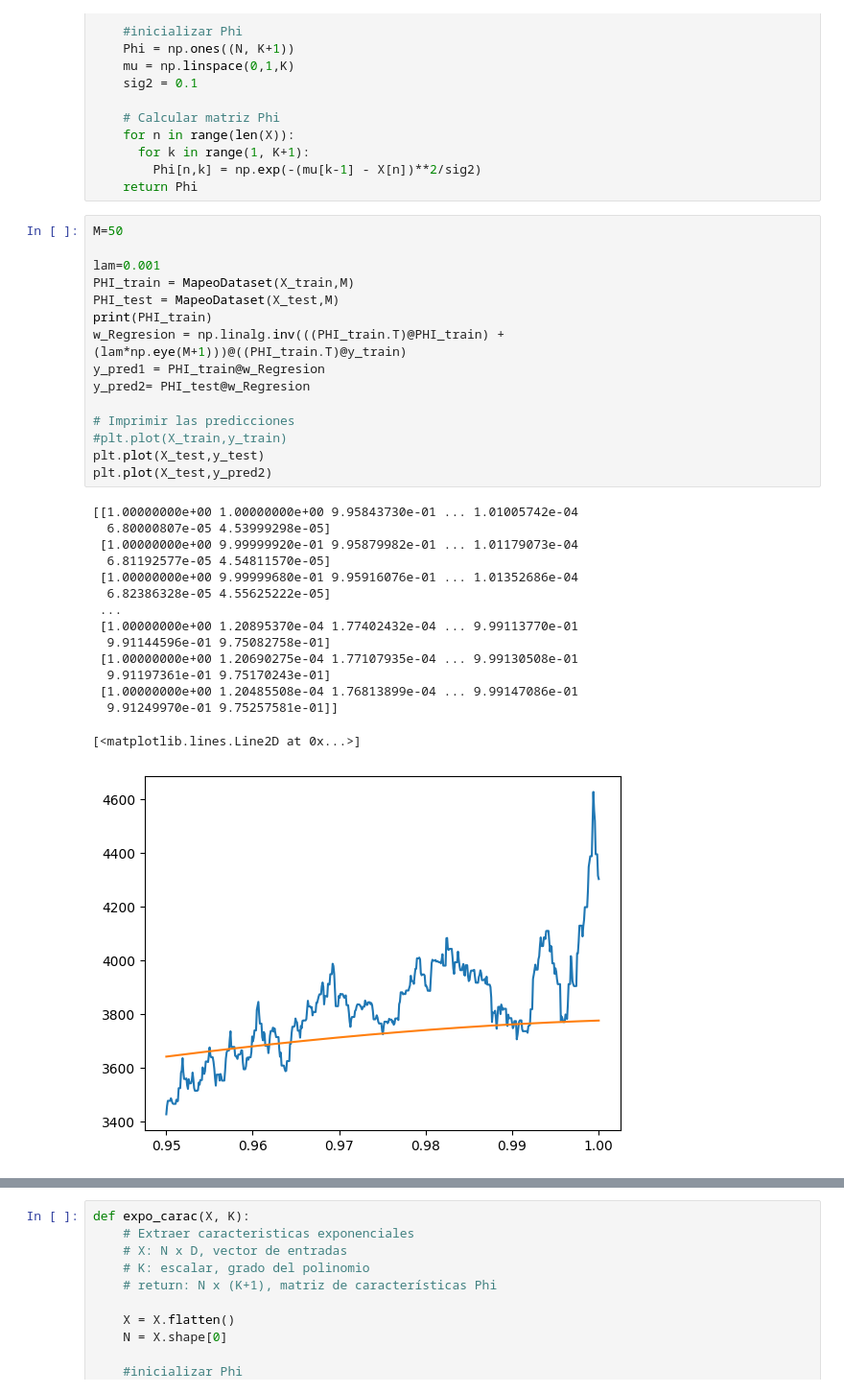
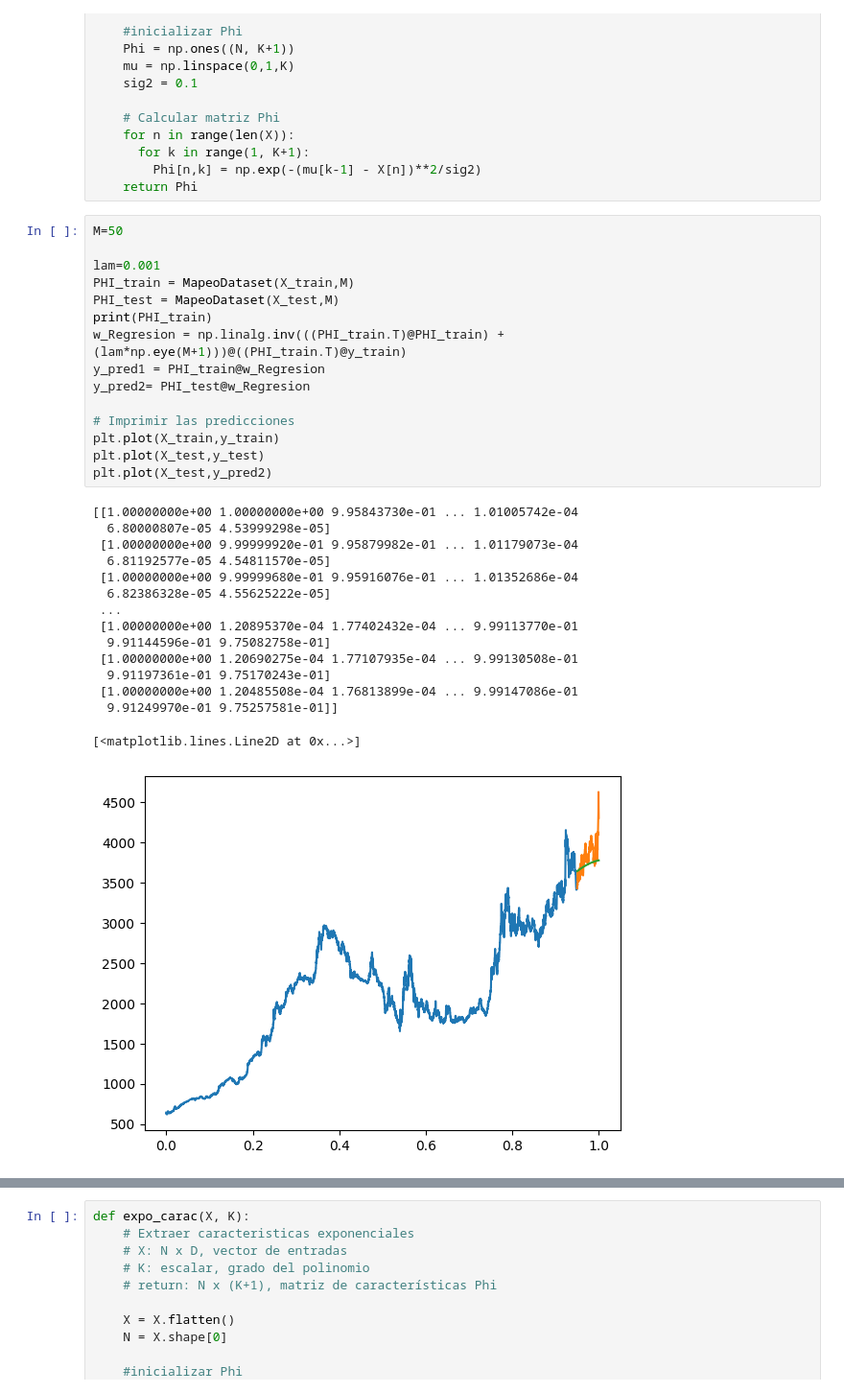
Before and after one commit to cabb1808/ProyectoSenales3, a Jupyter notebook: Proyecto_Final.ipynb, the cells around one changed output, grey strips where cells are left out. Shown at 96% size. Saved outputs shown, nothing was run; the diff lists cells and outputs as text.

```diff
--- a/Proyecto_Final.ipynb
+++ b/Proyecto_Final.ipynb
@@ -112,33 +112,33 @@ def MapeoDataset(X,K):
 # %%
 M=50
 
 lam=0.001
 PHI_train = MapeoDataset(X_train,M)
 PHI_test = MapeoDataset(X_test,M)
 print(PHI_train)
 w_Regresion = np.linalg.inv(((PHI_train.T)@PHI_train) + (lam*np.eye(M+1)))@((PHI_train.T)@y_train)
 y_pred1 = PHI_train@w_Regresion
 y_pred2= PHI_test@w_Regresion
 
 # Imprimir las predicciones
-#plt.plot(X_train,y_train)
+plt.plot(X_train,y_train)
 plt.plot(X_test,y_test)
 plt.plot(X_test,y_pred2)
 # %% [output]
 [[1.00000000e+00 1.00000000e+00 9.95843730e-01 ... 1.01005742e-04
   6.80000807e-05 4.53999298e-05]
  [1.00000000e+00 9.99999920e-01 9.95879982e-01 ... 1.01179073e-04
   6.81192577e-05 4.54811570e-05]
  [1.00000000e+00 9.99999680e-01 9.95916076e-01 ... 1.01352686e-04
   6.82386328e-05 4.55625222e-05]
  ...
  [1.00000000e+00 1.20895370e-04 1.77402432e-04 ... 9.99113770e-01
   9.91144596e-01 9.75082758e-01]
  [1.00000000e+00 1.20690275e-04 1.77107935e-04 ... 9.99130508e-01
   9.91197361e-01 9.75170243e-01]
  [1.00000000e+00 1.20485508e-04 1.76813899e-04 ... 9.99147086e-01
   9.91249970e-01 9.75257581e-01]]
 [<matplotlib.lines.Line2D at 0x...>]
-[figure, old version]
+[figure, new version]
 # %%
 from sklearn.linear_model import BayesianRidge
```
Also changed, not shown: parts of 5 cells of this notebook.
